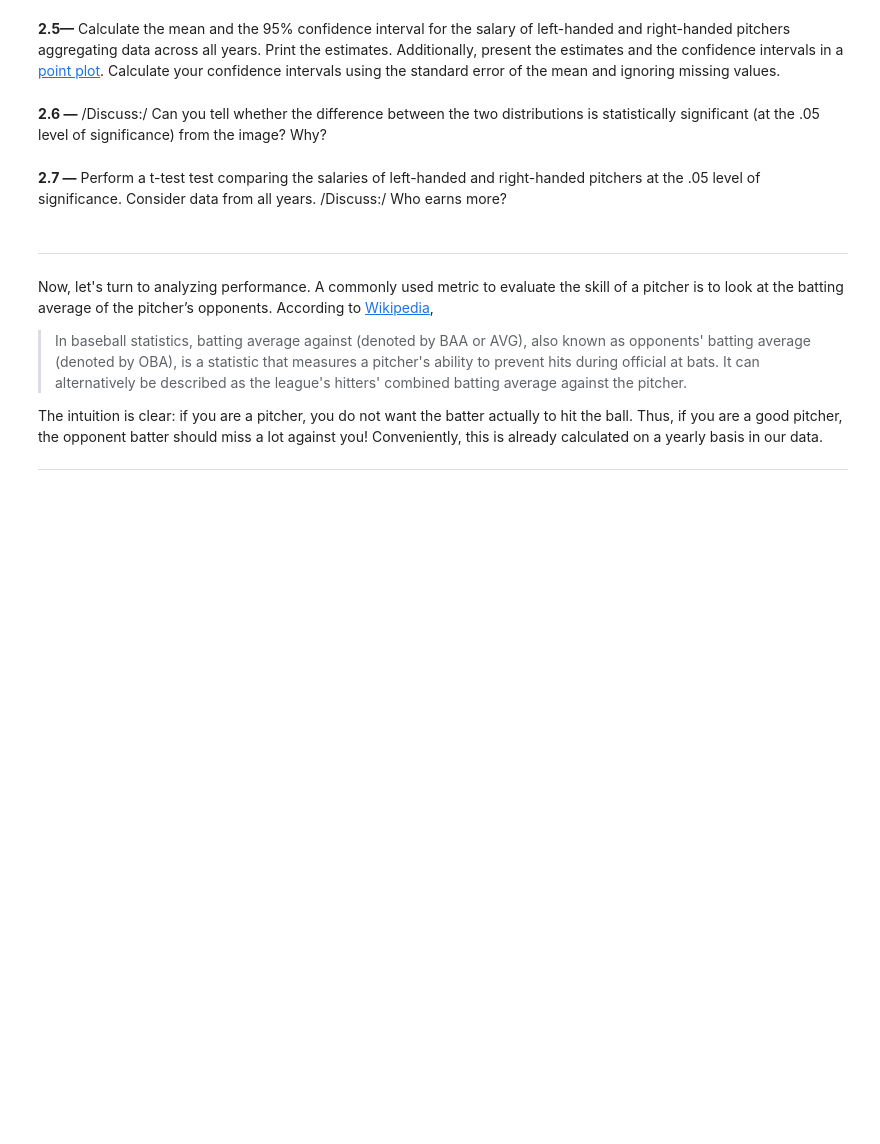
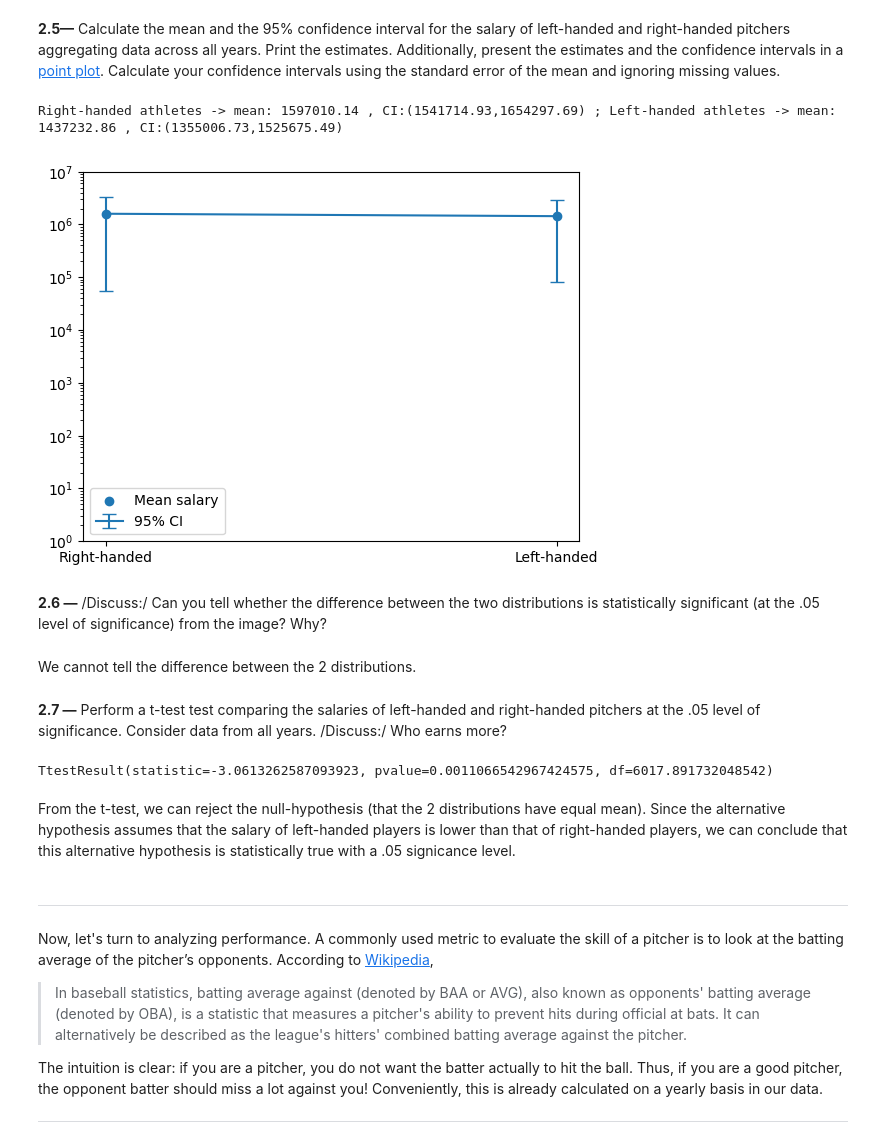
Before and after one commit to adacalypse/movie-datastory, a Jupyter notebook: Homework_1/h1_olivia.ipynb, the cells around one changed output. Drawn from its saved outputs; the diff is of its cells as text; code cells hidden in the pictures; blank space fills up the shorter version.

```diff
--- a/Homework_1/h1_olivia.ipynb
+++ b/Homework_1/h1_olivia.ipynb
@@ -347,9 +381,49 @@ With this data, you will proceed to investigate differences in the salaries and
 # %% [markdown]
 **2.5—** Calculate the mean and the 95% confidence interval for the salary of left-handed and right-handed pitchers aggregating data across all years. Print the estimates. Additionally, present the estimates and the confidence intervals in a [point plot](https://seaborn.pydata.org/_images/pointplot_7_0.png). Calculate your confidence intervals using the standard error of the mean and ignoring missing values.
+# %%
+from scipy.stats import bootstrap
+
+mean_right = df_right['salary'].mean()
+mean_left = df_left['salary'].mean()
+
+CI_right = bootstrap((df_right['salary'].dropna(),), np.mean, confidence_level=0.95, n_resamples=1000,
+                  random_state=np.random.default_rng()).confidence_interval
+CI_left = bootstrap((df_left['salary'].dropna(),), np.mean, confidence_level=0.95, n_resamples=1000,
+                  random_state=np.random.default_rng()).confidence_interval
+
+print('Right-handed athletes -> mean: {:.2f} , CI:({:.2f},{:.2f}) ; Left-handed athletes -> mean: {:.2f} , CI:({:.2f},{:.2f})'.format(mean_right, CI_right[0],
+                                                                                                                                      CI_right[1], mean_left,
+                                                                                                                                      CI_left[0], CI_left[1]))
+data = pd.DataFrame({'athletes' : ['Right-handed', 'Left-handed'],
+              'mean' : [mean_right, mean_left],
+              'CI_lower' : [CI_right[0], CI_left[0]],
+              'CI_upper' : [CI_right[1], CI_left[1]]})
+plt.scatter(data=data, x = 'athletes', y = 'mean', label = 'Mean salary')
+plt.errorbar(data=data, x = 'athletes', y = 'mean', yerr = [[CI_right[0], CI_left[0]], [CI_right[1], CI_left[1]]], capsize= 5, label = '95% CI')
+
+plt.yscale('log')
+plt.ylim([1, 10**7])
+plt.legend()
+plt.show()
+# %% [output]
+Right-handed athletes -> mean: 1597010.14 , CI:(1541714.93,1654297.69) ; Left-handed athletes -> mean: 1437232.86 , CI:(1355006.73,1525675.49)
+[figure, added]
 # %% [markdown]
 **2.6 —** /Discuss:/ Can you tell whether the difference between the two distributions is statistically significant (at the .05 level of significance) from the image? Why?
+# %% [markdown]
+We cannot tell the difference between the 2 distributions.
 # %% [markdown]
 **2.7 —** Perform a t-test test comparing the salaries of left-handed and right-handed pitchers at the .05 level of significance. Consider data from all years. /Discuss:/ Who earns more?
+# %%
+from scipy.stats import ttest_ind
+
+t_test = ttest_ind(df_left['salary'].values, df_right['salary'].values, equal_var= False, nan_policy= 'omit', alternative='less')
+
+t_test
+# %% [output]
+TtestResult(statistic=-3.0613262587093923, pvalue=0.0011066542967424575, df=6017.891732048542)
+# %% [markdown]
+From the t-test, we can reject the null-hypothesis (that the 2 distributions have equal mean). Since the alternative hypothesis assumes that the salary of left-handed players is lower than that of right-handed players, we can conclude that this alternative hypothesis is statistically true with a .05 signicance level.
 # %% [markdown]
 ---
 
```
Also changed, not shown: parts of 9 cells of this notebook.
